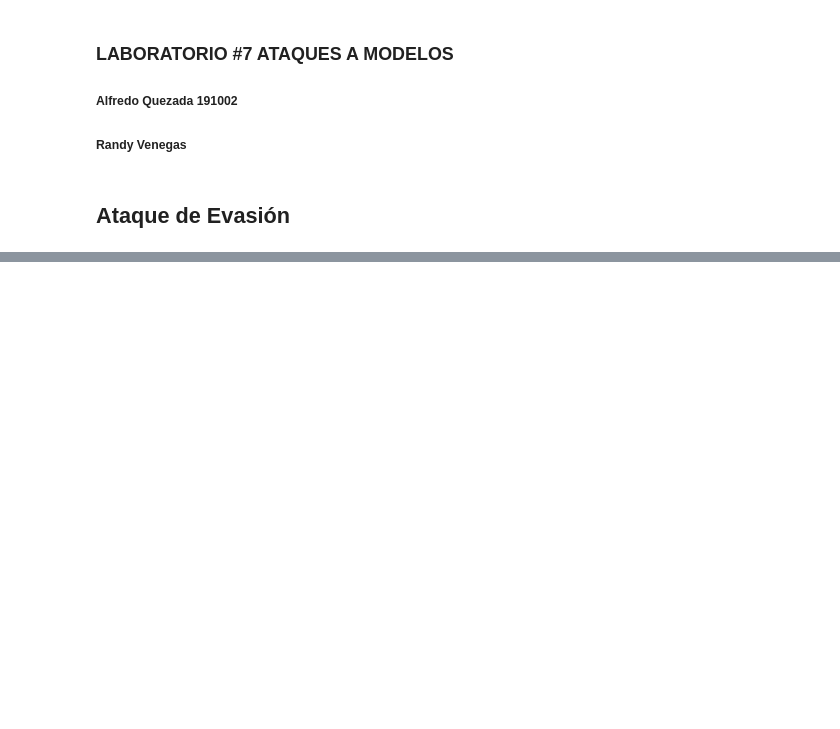
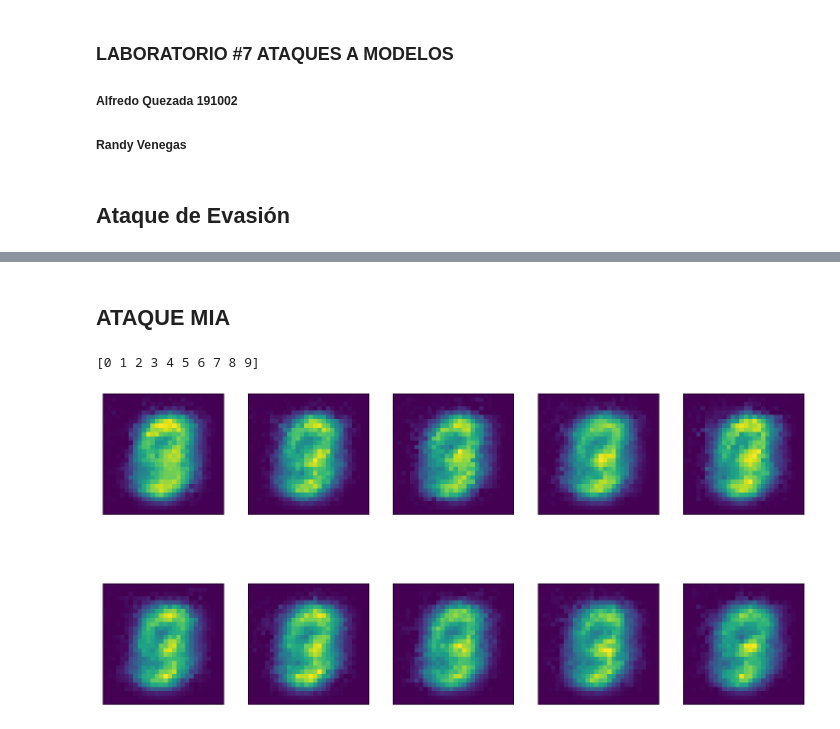
Before and after one commit to AQ-ja/Lab07-SDS, a Jupyter notebook: LAB7.ipynb, the cells around one changed output, grey strips where cells are left out. Cells and saved outputs as stored; diff of their text form; code cells hidden in the pictures; blank space fills up the shorter version.

```diff
--- a/LAB7.ipynb
+++ b/LAB7.ipynb
@@ -130,0 +123,50 @@ plt.show()
+# %% [markdown]
+## ATAQUE MIA
+# %%
+from art.attacks.inference.model_inversion import MIFace
+
+attack = MIFace(
+    classifier=clasificador,
+    max_iter=500,
+    batch_size=256)
+# %%
+
+y = np.arange(start=0, stop=10)
+print(y)
+# %% [output]
+[0 1 2 3 4 5 6 7 8 9]
+# %%
+
+x_init_average = np.zeros(shape=(10, 28, 28, 1)) + np.mean(a=test_images, axis=0)
+# %%
+# Running model inversion
+x_infer_from_average = attack.infer(
+    x=x_init_average,
+    y=y
+    )
+# %%
+nrows, ncols = 2, 5
+
+fig, axes = plt.subplots(
+    nrows=nrows,
+    ncols=ncols,
+    figsize=(20, 10)
+    )
+
+
+counter = 0
+
+
+for i in range(nrows):
+    for j in range(ncols):
+        axes[i, j].set_xticks(ticks=[])
+        axes[i, j].set_yticks(ticks=[])
+        axes[i, j].imshow(X=x_infer_from_average[counter])
+
+
+        counter += 1
+
+
+plt.show()
+# %% [output]
+[figure, added]
```
Also changed, not shown: parts of 9 cells of this notebook, 17 other files.
